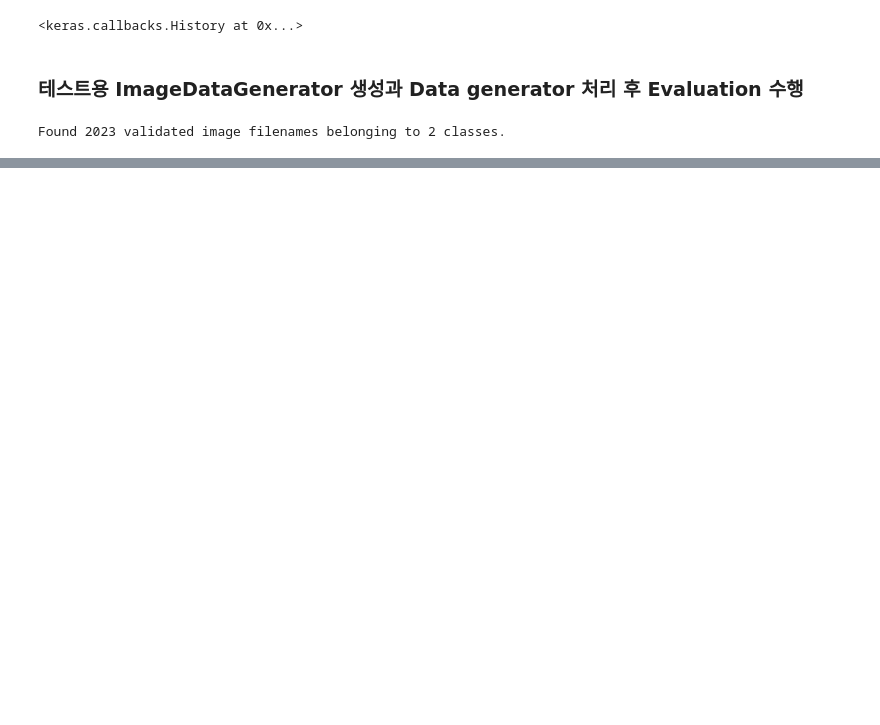
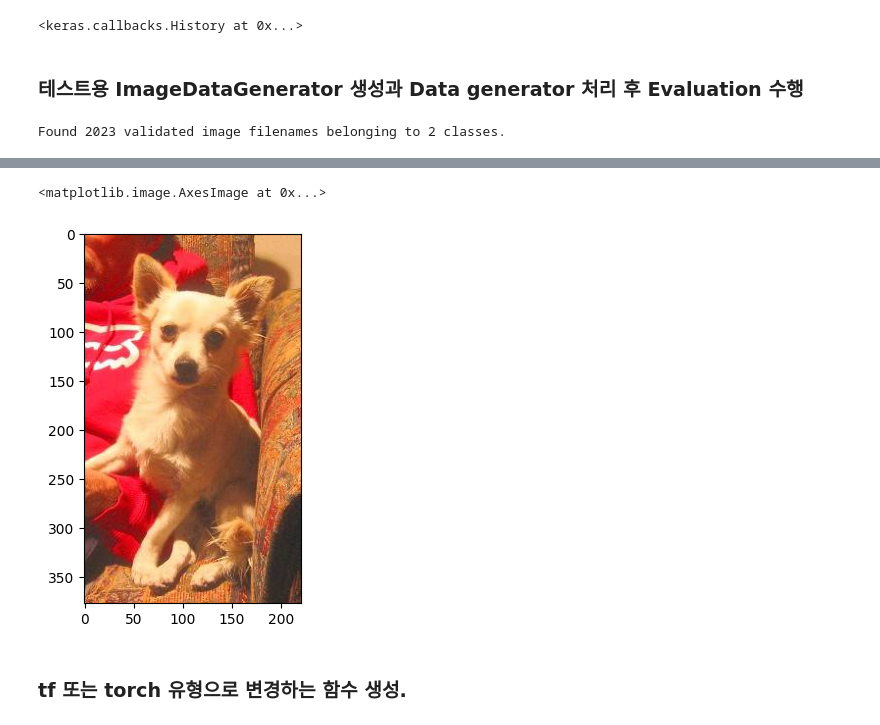
Before and after one commit to jiansim03/CNN, a Jupyter notebook: catdog_gen.ipynb, the cells around one changed output, grey strips where cells are left out. Cells and saved outputs as stored; diff of their text form; code cells hidden in the pictures; blank space fills up the shorter version.

```diff
--- a/catdog_gen.ipynb
+++ b/catdog_gen.ipynb
@@ -689,0 +698,11 @@ model.evaluate(test_flow_gen)
+# %%
+import cv2
+
+# 임의의 이미지 한개 선택.
+image = cv2.cvtColor(cv2.imread(data_df['path'].iloc[0]), cv2.COLOR_BGR2RGB)
+plt.imshow(image)
+# %% [output]
+<matplotlib.image.AxesImage at 0x...>
+[figure, added]
+# %% [markdown]
+### tf 또는 torch 유형으로 변경하는 함수 생성.
```
Also changed, not shown: parts of 13 cells of this notebook.
